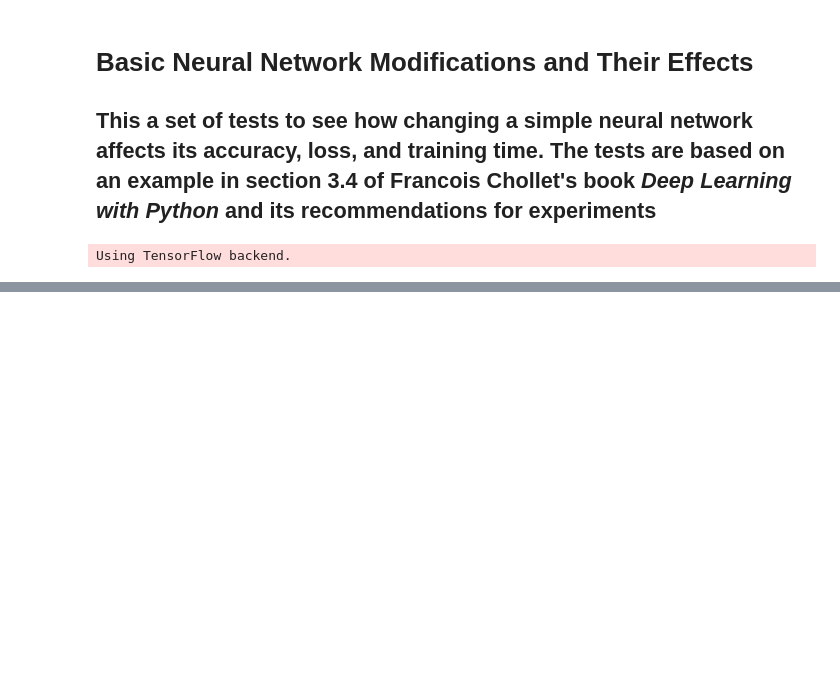
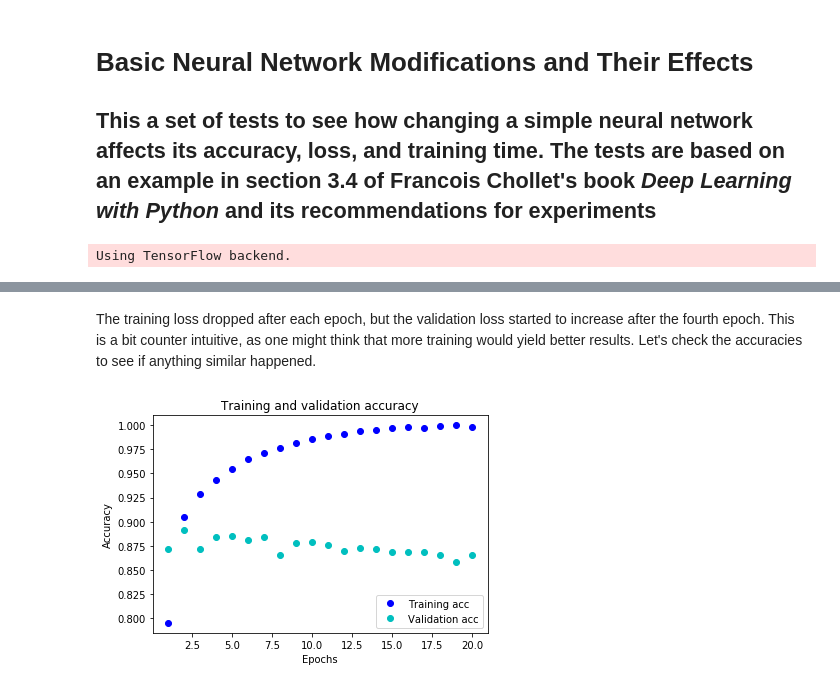
Before and after one commit to jfnaro/Deep-Learning-With-Python-Examples, a Jupyter notebook: BinaryClassificationOfMovieReviews.ipynb, the cells around one changed output, grey strips where cells are left out. Cells and saved outputs as stored; diff of their text form; code cells hidden in the pictures; blank space fills up the shorter version.

```diff
--- a/BinaryClassificationOfMovieReviews.ipynb
+++ b/BinaryClassificationOfMovieReviews.ipynb
@@ -396,0 +126,17 @@ print(test_accuracies)
+# %% [markdown]
+The training loss dropped after each epoch, but the validation loss started to increase after the fourth epoch. This is a bit counter intuitive, as one might think that more training would yield better results. Let's check the accuracies to see if anything similar happened.
+# %%
+plt.clf()
+
+val_acc_values = history_dict['val_acc']
+
+plt.plot(epochs, acc_values, 'bo', label='Training acc')
+plt.plot(epochs, val_acc_values, 'co', label='Validation acc')
+plt.title('Training and validation accuracy')
+plt.xlabel('Epochs')
+plt.ylabel('Accuracy')
+plt.legend()
+
+plt.show()
+# %% [output]
+[figure, added]
```
Also changed, not shown: parts of 68 cells of this notebook.
